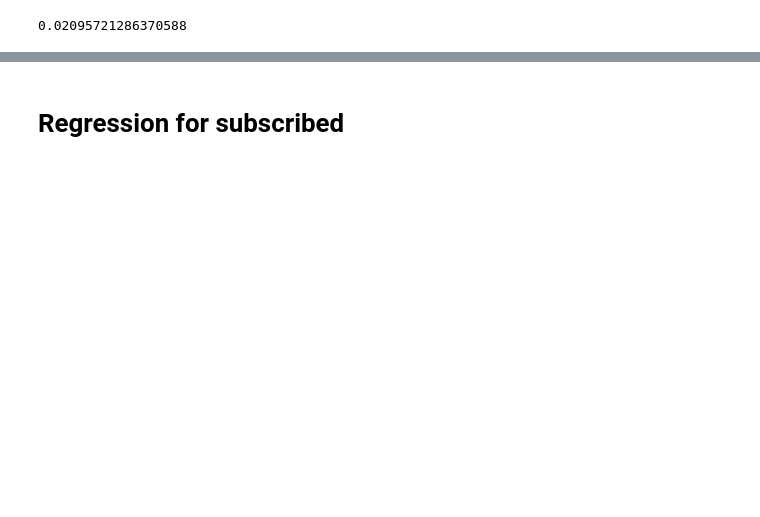
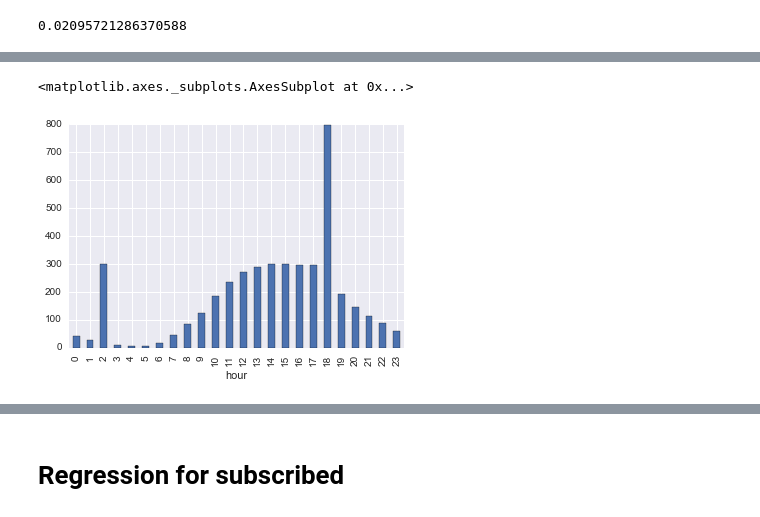
Before and after one commit to TimurKasatkin/kaggle_transport-usage-prediction, a Jupyter notebook: Transport.ipynb, the cells around one changed output, grey strips where cells are left out. Cells and saved outputs as stored; diff of their text form; code cells hidden in the pictures; blank space fills up the shorter version.

```diff
--- a/Transport.ipynb
+++ b/Transport.ipynb
@@ -69,3 +84,2 @@ data.corr()
 # %%
-data.loc[(data["weekday"] == 5) | (data["weekday"] == 6), "holiday"] = 1
-data
+# data.loc[(data["weekday"] == 5) | (data["weekday"] == 6), "holiday"] = 1
@@ -136,0 +86,5 @@ data.date = date_scaler.fit_transform(data.date.astype(np.int64)[:,np.newaxis])
+# %%
+data.pivot_table(values='casual', index='hour', aggfunc=np.mean).plot.bar()
+# %% [output]
+<matplotlib.axes._subplots.AxesSubplot at 0x...>
+[figure, added]
```
Also changed, not shown: parts of 58 cells of this notebook, 3 other files.
